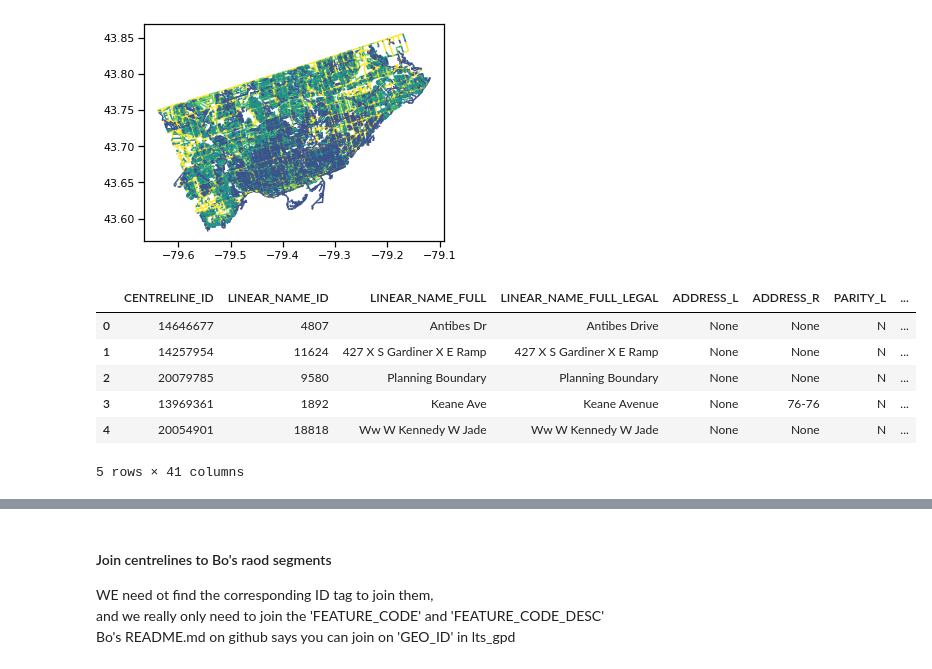
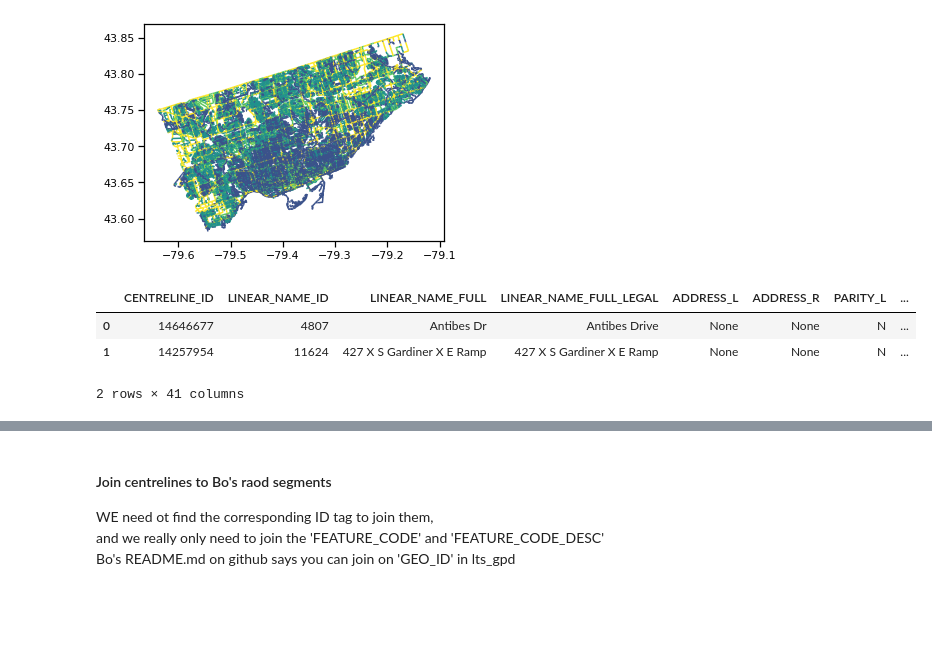
Before and after one commit to KeaganHRankin/Cycle-Classifier, a Jupyter notebook: edanalysis/eda_featuretype.ipynb, the cells around one changed output, grey strips where cells are left out. Drawn from its saved outputs; the diff is of its cells as text; code cells hidden in the pictures; blank space fills up the shorter version.

```diff
--- a/edanalysis/eda_featuretype.ipynb
+++ b/edanalysis/eda_featuretype.ipynb
@@ -47,15 +47,12 @@ lts_gpd.plot(column='LTS')
 # %%
 #Import the shapefile from open Toronto (see eda_toronto_centrelines)
 geojsonpath = 'C:/Users/keaga/PycharmProjects/1498-ML-Project/data/raw_data/centreline_wgs84_geojson_v2/CENTRELINE_WGS84.geojson'
 path2 = 'C:/Users/Keagan Rankin/Documents/PycharmProj/data/raw_data/centreline_wgs84_geojson_v2/CENTRELINE_WGS84.geojson'
 centrelines_gpd = gpd.read_file(path2)
 
-centrelines_gpd.head()
+centrelines_gpd.head(2)
 # %% [output]
 |  | CENTRELINE_ID | LINEAR_NAME_ID | LINEAR_NAME_FULL | LINEAR_NAME_FULL_LEGAL | ADDRESS_L | ADDRESS_R | PARITY_L | ... |
 | 0 | 14646677 | 4807 | Antibes Dr | Antibes Drive | None | None | N | ... |
 | 1 | 14257954 | 11624 | 427 X S Gardiner X E Ramp | 427 X S Gardiner X E Ramp | None | None | N | ... |
-| 2 | 20079785 | 9580 | Planning Boundary | Planning Boundary | None | None | N | ... |
-| 3 | 13969361 | 1892 | Keane Ave | Keane Avenue | None | 76-76 | N | ... |
-| 4 | 20054901 | 18818 | Ww W Kennedy W Jade | Ww W Kennedy W Jade | None | None | N | ... |
-5 rows × 41 columns
+2 rows × 41 columns
```
Also changed, not shown: parts of 20 cells of this notebook.
